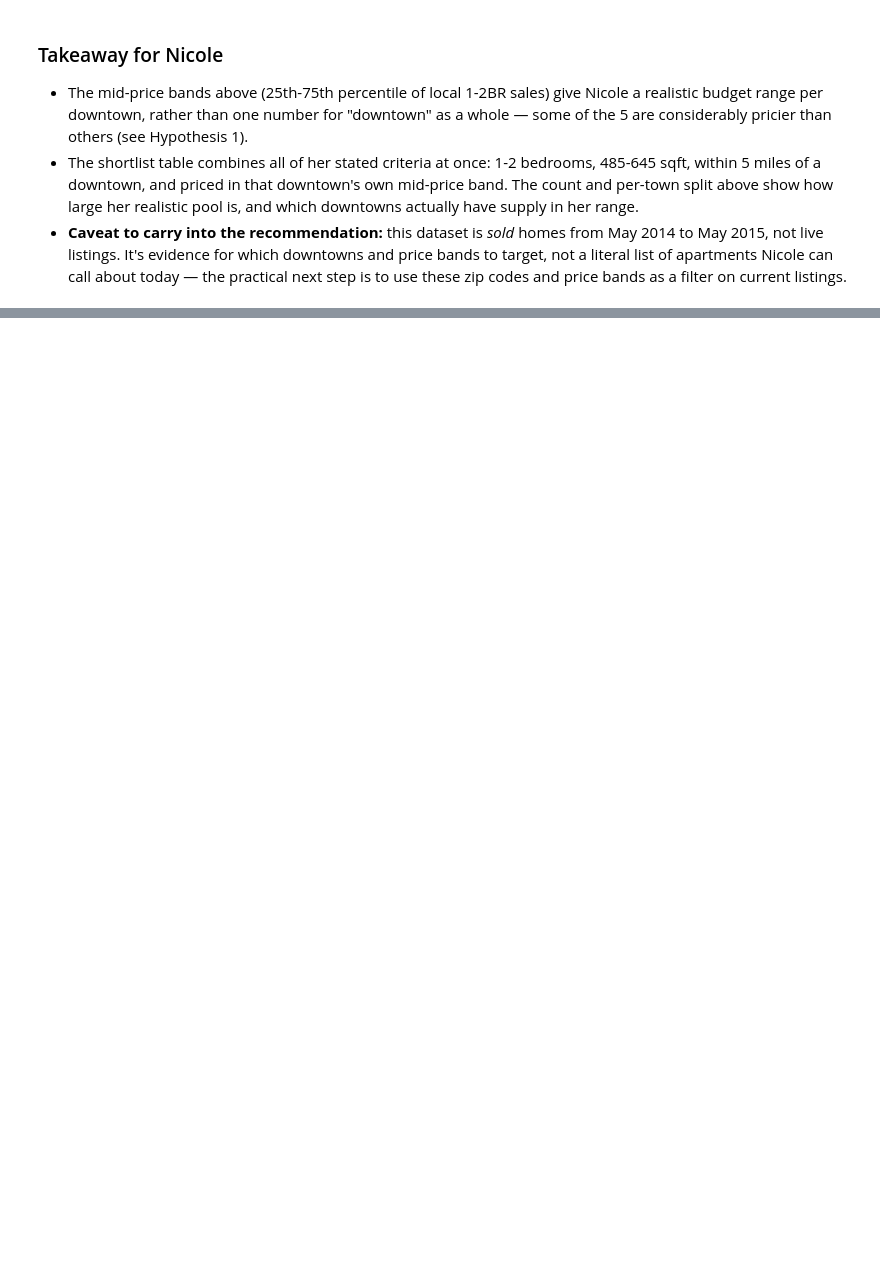
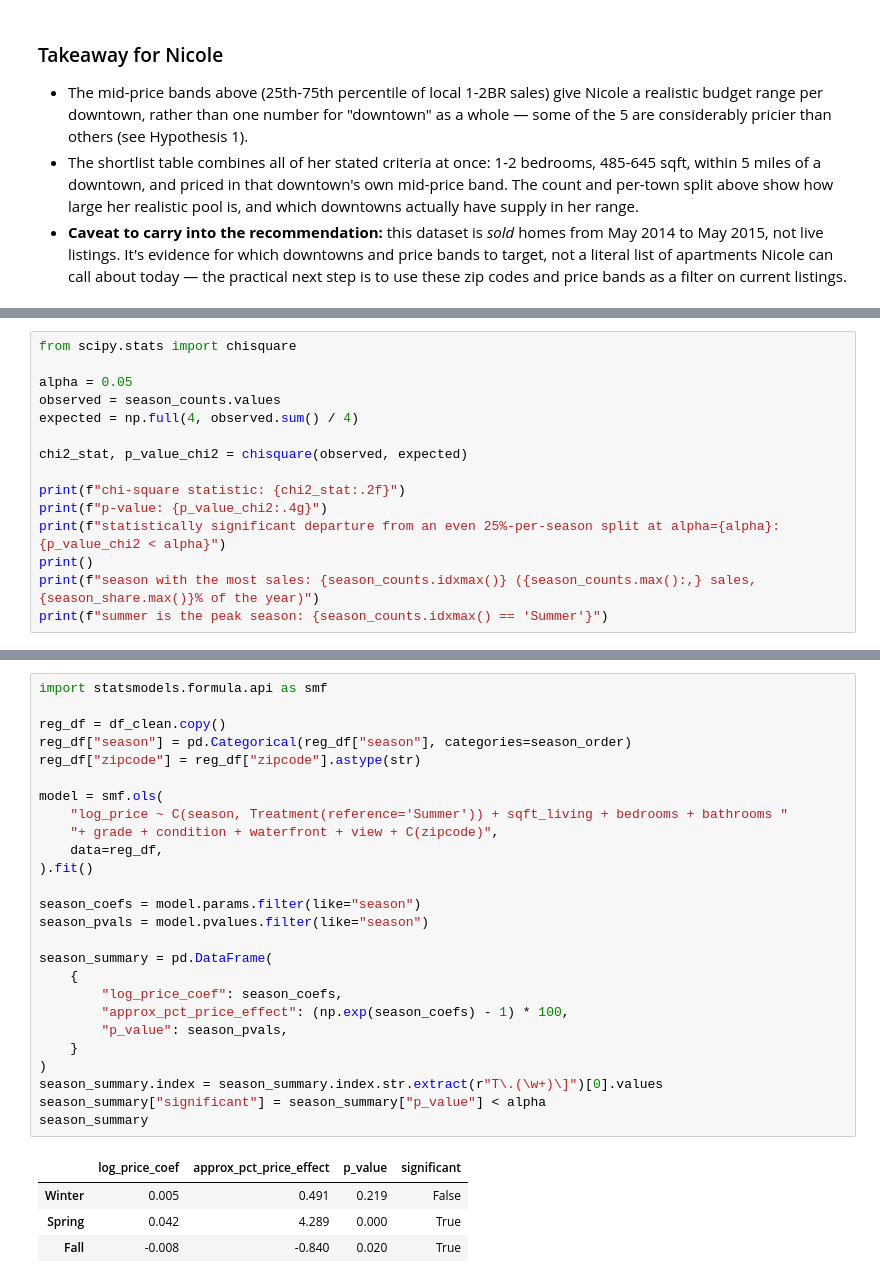
Before and after one commit to curls-me/ds-eda-project, a Jupyter notebook: 04_eda.ipynb, the cells around one changed output, grey strips where cells are left out. Saved outputs shown, nothing was run; the diff lists cells and outputs as text; blank space fills up the shorter version.

```diff
--- a/04_eda.ipynb
+++ b/04_eda.ipynb
@@ -599,0 +785,15 @@ shortlist.sort_values(["closest_town", "price"])[shortlist_cols].head(20)
+# %%
+from scipy.stats import chisquare
+
+alpha = 0.05
+observed = season_counts.values
+expected = np.full(4, observed.sum() / 4)
+
+chi2_stat, p_value_chi2 = chisquare(observed, expected)
+
+print(f"chi-square statistic: {chi2_stat:.2f}")
+print(f"p-value: {p_value_chi2:.4g}")
+print(f"statistically significant departure from an even 25%-per-season split at alpha={alpha}: {p_value_chi2 < alpha}")
+print()
+print(f"season with the most sales: {season_counts.idxmax()} ({season_counts.max():,} sales, {season_share.max()}% of the year)")
+print(f"summer is the peak season: {season_counts.idxmax() == 'Summer'}")
@@ -599,0 +852,31 @@ shortlist.sort_values(["closest_town", "price"])[shortlist_cols].head(20)
+# %%
+import statsmodels.formula.api as smf
+
+reg_df = df_clean.copy()
+reg_df["season"] = pd.Categorical(reg_df["season"], categories=season_order)
+reg_df["zipcode"] = reg_df["zipcode"].astype(str)
+
+model = smf.ols(
+    "log_price ~ C(season, Treatment(reference='Summer')) + sqft_living + bedrooms + bathrooms "
+    "+ grade + condition + waterfront + view + C(zipcode)",
+    data=reg_df,
+).fit()
+
+season_coefs = model.params.filter(like="season")
+season_pvals = model.pvalues.filter(like="season")
+
+season_summary = pd.DataFrame(
+    {
+        "log_price_coef": season_coefs,
+        "approx_pct_price_effect": (np.exp(season_coefs) - 1) * 100,
+        "p_value": season_pvals,
+    }
+)
+season_summary.index = season_summary.index.str.extract(r"T\.(\w+)\]")[0].values
+season_summary["significant"] = season_summary["p_value"] < alpha
+season_summary
+# %% [output]
+|  | log_price_coef | approx_pct_price_effect | p_value | significant |
+| Winter | 0.005 | 0.491 | 0.219 | False |
+| Spring | 0.042 | 4.289 | 0.000 | True |
+| Fall | -0.008 | -0.840 | 0.020 | True |
```
Also changed, not shown: parts of 29 cells of this notebook, 2 other files.
